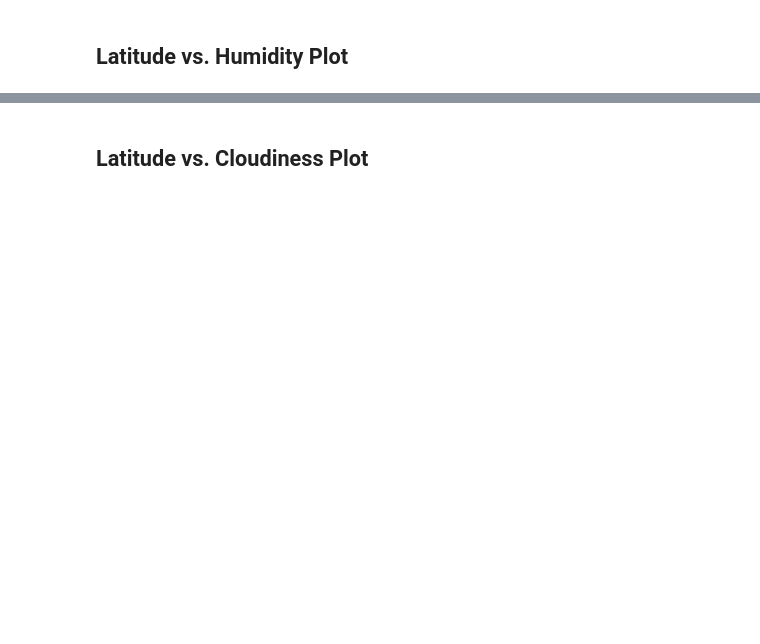
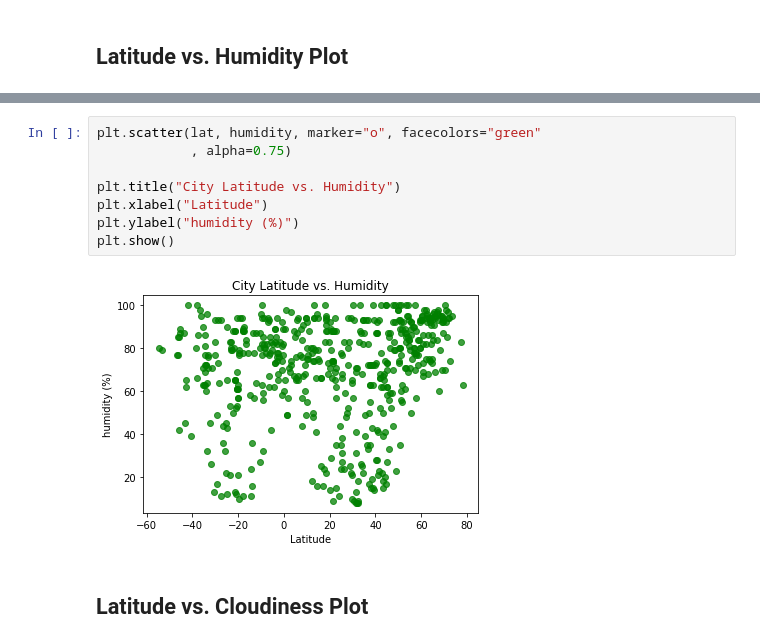
Before and after one commit to itsjaggu/python-api-challenge, a Jupyter notebook: WeatherPy/WeatherPy.ipynb, the cells around one changed output, grey strips where cells are left out. Saved outputs shown, nothing was run; the diff lists cells and outputs as text; blank space fills up the shorter version.

```diff
--- a/WeatherPy/WeatherPy.ipynb
+++ b/WeatherPy/WeatherPy.ipynb
@@ -215,2 +213,12 @@ clean_weather_data.head()
+# %%
+plt.scatter(lat, humidity, marker="o", facecolors="green"
+            , alpha=0.75)
+
+plt.title("City Latitude vs. Humidity")
+plt.xlabel("Latitude")
+plt.ylabel("humidity (%)")
+plt.show()
+# %% [output]
+[figure, added]
 # %% [markdown]
 ## Latitude vs. Cloudiness Plot
```
Also changed, not shown: parts of 13 cells of this notebook.
